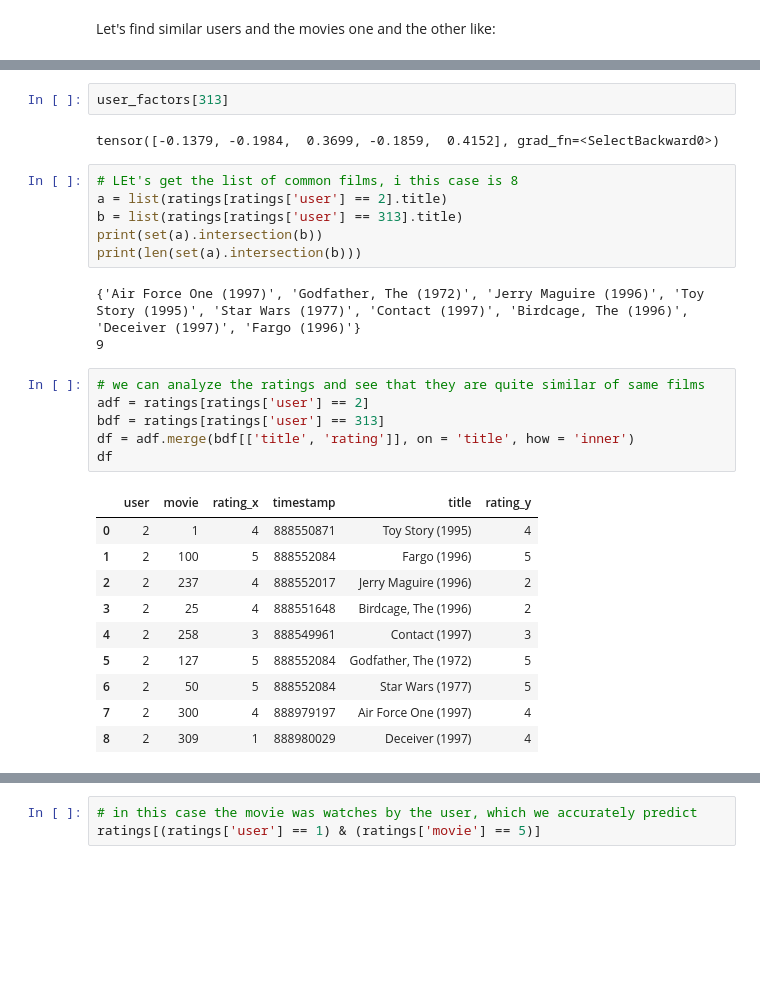
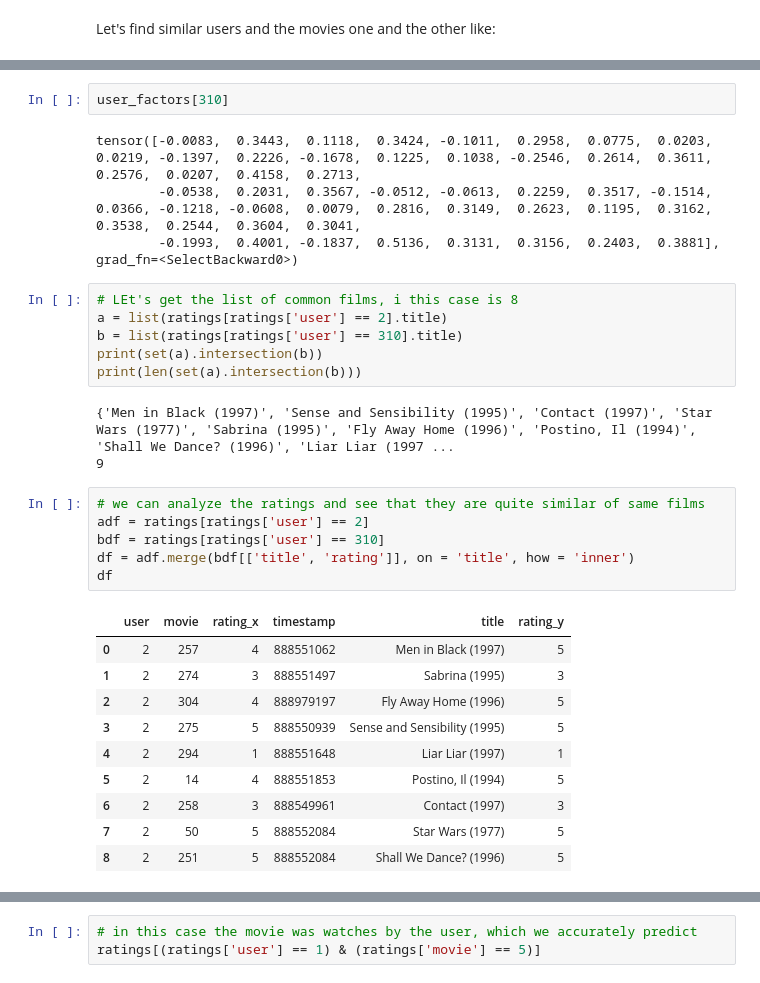
Before and after one commit to afortuny/DeepLearningFastAI, a Jupyter notebook: 09_Collaborative Filtering .ipynb, the cells around one changed output, grey strips where cells are left out. Drawn from its saved outputs; the diff is of its cells as text; blank space fills up the shorter version.

```diff
--- a/09_Collaborative Filtering .ipynb
+++ b/09_Collaborative Filtering .ipynb
@@ -551,33 +440,35 @@ tensor([-0.1579, -0.2645,  0.4985, -0.1919,  0.4790], grad_fn=<SelectBackward0>)
 # %%
-user_factors[313]
+user_factors[310]
 # %% [output]
-tensor([-0.1379, -0.1984,  0.3699, -0.1859,  0.4152], grad_fn=<SelectBackward0>)
+tensor([-0.0083,  0.3443,  0.1118,  0.3424, -0.1011,  0.2958,  0.0775,  0.0203,  0.0219, -0.1397,  0.2226, -0.1678,  0.1225,  0.1038, -0.2546,  0.2614,  0.3611,  0.2576,  0.0207,  0.4158,  0.2713,
+        -0.0538,  0.2031,  0.3567, -0.0512, -0.0613,  0.2259,  0.3517, -0.1514,  0.0366, -0.1218, -0.0608,  0.0079,  0.2816,  0.3149,  0.2623,  0.1195,  0.3162,  0.3538,  0.2544,  0.3604,  0.3041,
+        -0.1993,  0.4001, -0.1837,  0.5136,  0.3131,  0.3156,  0.2403,  0.3881], grad_fn=<SelectBackward0>)
 # %%
 # LEt's get the list of common films, i this case is 8
 a = list(ratings[ratings['user'] == 2].title)
-b = list(ratings[ratings['user'] == 313].title)
+b = list(ratings[ratings['user'] == 310].title)
 print(set(a).intersection(b))
 print(len(set(a).intersection(b)))
 # %% [output]
-{'Air Force One (1997)', 'Godfather, The (1972)', 'Jerry Maguire (1996)', 'Toy Story (1995)', 'Star Wars (1977)', 'Contact (1997)', 'Birdcage, The (1996)', 'Deceiver (1997)', 'Fargo (1996)'}
+{'Men in Black (1997)', 'Sense and Sensibility (1995)', 'Contact (1997)', 'Star Wars (1977)', 'Sabrina (1995)', 'Fly Away Home (1996)', 'Postino, Il (1994)', 'Shall We Dance? (1996)', 'Liar Liar (1997 ...
 9
 # %%
 # we can analyze the ratings and see that they are quite similar of same films
 adf = ratings[ratings['user'] == 2]
-bdf = ratings[ratings['user'] == 313]
+bdf = ratings[ratings['user'] == 310]
 df = adf.merge(bdf[['title', 'rating']], on = 'title', how = 'inner')
 df
 # %% [output]
 |  | user | movie | rating_x | timestamp | title | rating_y |
-| 0 | 2 | 1 | 4 | 888550871 | Toy Story (1995) | 4 |
-| 1 | 2 | 100 | 5 | 888552084 | Fargo (1996) | 5 |
-| 2 | 2 | 237 | 4 | 888552017 | Jerry Maguire (1996) | 2 |
-| 3 | 2 | 25 | 4 | 888551648 | Birdcage, The (1996) | 2 |
-| 4 | 2 | 258 | 3 | 888549961 | Contact (1997) | 3 |
-| 5 | 2 | 127 | 5 | 888552084 | Godfather, The (1972) | 5 |
-| 6 | 2 | 50 | 5 | 888552084 | Star Wars (1977) | 5 |
-| 7 | 2 | 300 | 4 | 888979197 | Air Force One (1997) | 4 |
-| 8 | 2 | 309 | 1 | 888980029 | Deceiver (1997) | 4 |
+| 0 | 2 | 257 | 4 | 888551062 | Men in Black (1997) | 5 |
+| 1 | 2 | 274 | 3 | 888551497 | Sabrina (1995) | 3 |
+| 2 | 2 | 304 | 4 | 888979197 | Fly Away Home (1996) | 5 |
+| 3 | 2 | 275 | 5 | 888550939 | Sense and Sensibility (1995) | 5 |
+| 4 | 2 | 294 | 1 | 888551648 | Liar Liar (1997) | 1 |
+| 5 | 2 | 14 | 4 | 888551853 | Postino, Il (1994) | 5 |
+| 6 | 2 | 258 | 3 | 888549961 | Contact (1997) | 3 |
+| 7 | 2 | 50 | 5 | 888552084 | Star Wars (1977) | 5 |
+| 8 | 2 | 251 | 5 | 888552084 | Shall We Dance? (1996) | 5 |
 # %%
 # next I will predict the rating for user 1 on a random film
 movie_factors = learn.model.i_weight.weight + learn.model.i_bias.weight
```
Also changed, not shown: parts of 69 cells of this notebook.
